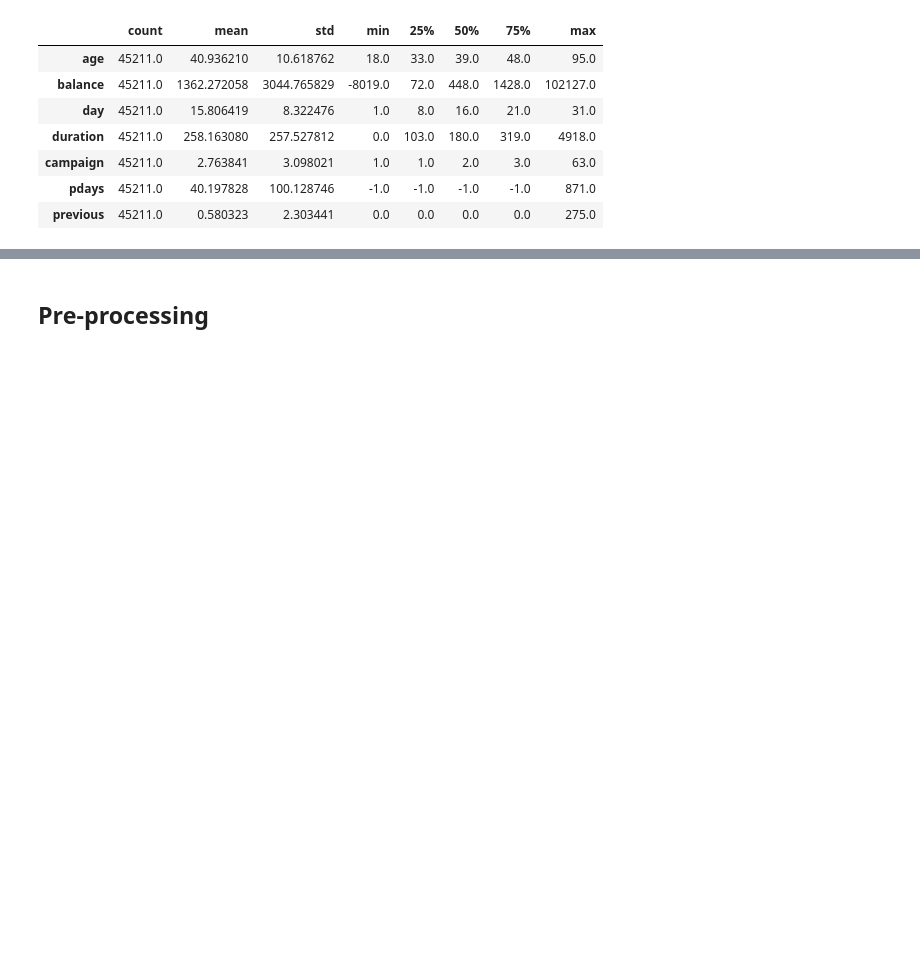
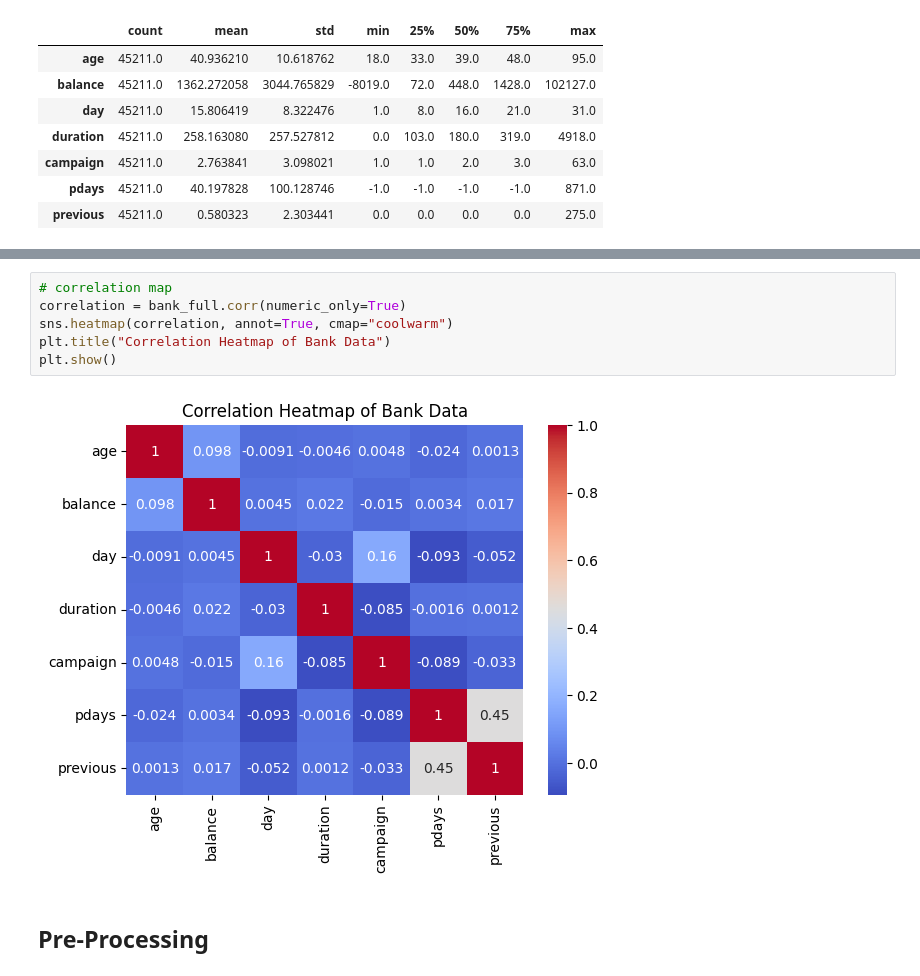
Before and after one commit to eddiexunyc/ml_big_data_work, a Jupyter notebook: Assignment 2/data622_assignment_2.ipynb, the cells around one changed output, grey strips where cells are left out. Drawn from its saved outputs; the diff is of its cells as text; blank space fills up the shorter version.

```diff
--- a/Assignment 2/data622_assignment_2.ipynb
+++ b/Assignment 2/data622_assignment_2.ipynb
@@ -101,2 +194,10 @@ bank_full.describe().T
+# %%
+# correlation map
+correlation = bank_full.corr(numeric_only=True)
+sns.heatmap(correlation, annot=True, cmap="coolwarm")
+plt.title("Correlation Heatmap of Bank Data")
+plt.show()
+# %% [output]
+[figure, added]
 # %% [markdown]
-## Pre-processing
+## Pre-Processing
```
Also changed, not shown: parts of 10 cells of this notebook, 1 other file.
